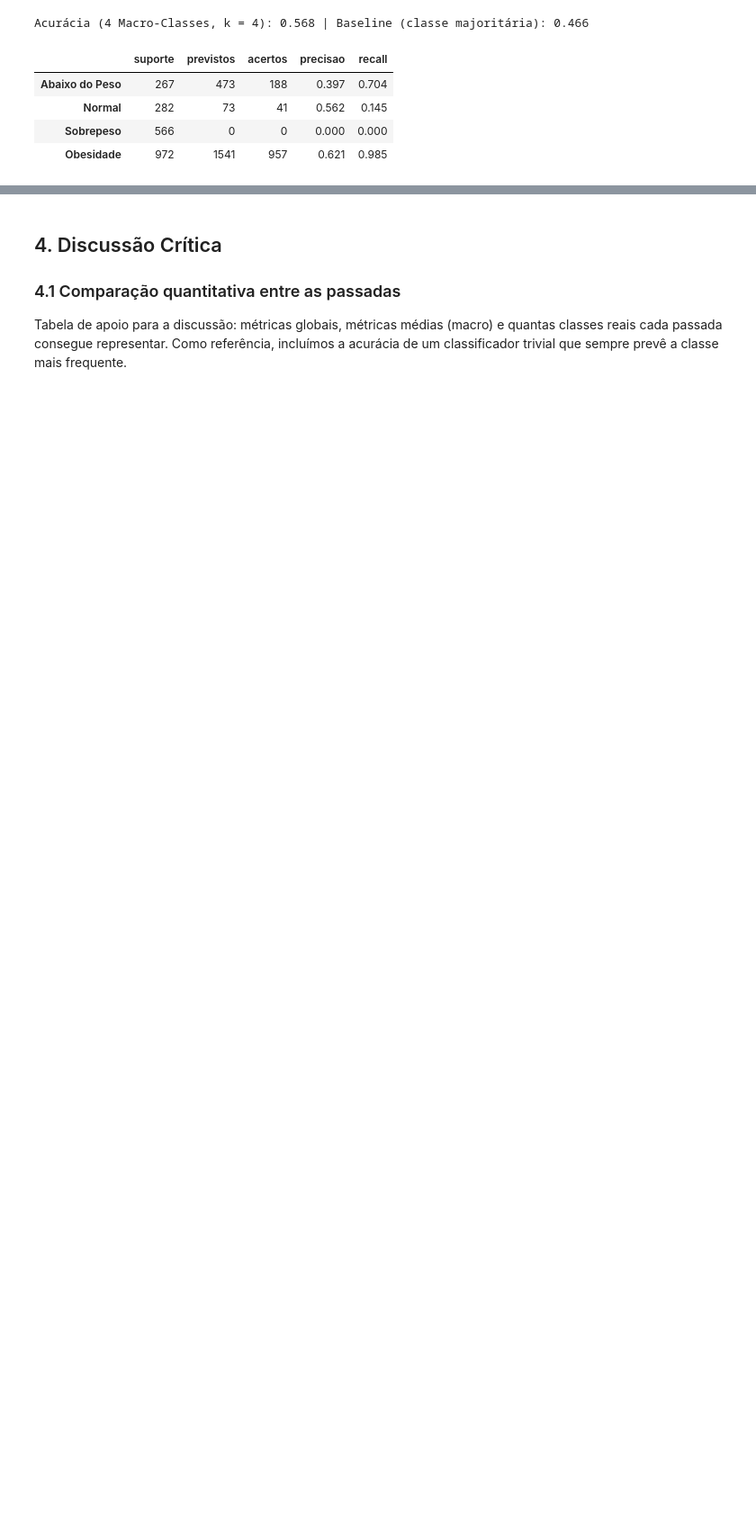
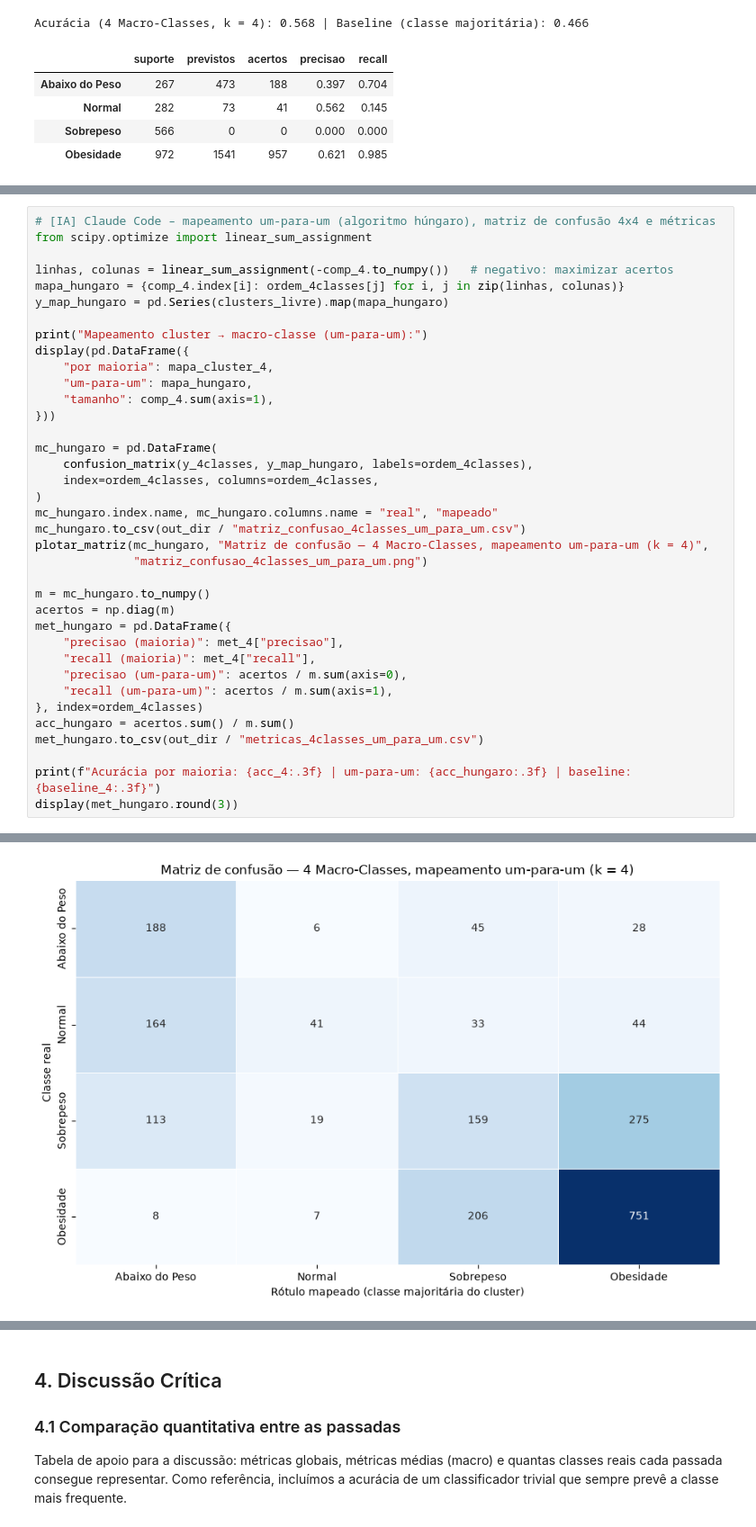
Before and after one commit to GalileuCMMoares/trabalho_AVD, a Jupyter notebook: notebooks/parte_comum/kmeans_metricas.ipynb, the cells around one changed output, grey strips where cells are left out. Shown at 90% size. Drawn from its saved outputs; the diff is of its cells as text; blank space fills up the shorter version.

Commit message:
refactor: alinhando métricas, discussão e dashboard da Parte Comum

```diff
--- a/notebooks/parte_comum/kmeans_metricas.ipynb
+++ b/notebooks/parte_comum/kmeans_metricas.ipynb
@@ -558,0 +605,38 @@ Acurácia (4 Macro-Classes, k = 4): 0.568 | Baseline (classe majoritária): 0.46
+# %%
+# [IA] Claude Code – mapeamento um-para-um (algoritmo húngaro), matriz de confusão 4x4 e métricas
+from scipy.optimize import linear_sum_assignment
+
+linhas, colunas = linear_sum_assignment(-comp_4.to_numpy())   # negativo: maximizar acertos
+mapa_hungaro = {comp_4.index[i]: ordem_4classes[j] for i, j in zip(linhas, colunas)}
+y_map_hungaro = pd.Series(clusters_livre).map(mapa_hungaro)
+
+print("Mapeamento cluster → macro-classe (um-para-um):")
+display(pd.DataFrame({
+    "por maioria": mapa_cluster_4,
+    "um-para-um": mapa_hungaro,
+    "tamanho": comp_4.sum(axis=1),
+}))
+
+mc_hungaro = pd.DataFrame(
+    confusion_matrix(y_4classes, y_map_hungaro, labels=ordem_4classes),
+    index=ordem_4classes, columns=ordem_4classes,
+)
+mc_hungaro.index.name, mc_hungaro.columns.name = "real", "mapeado"
+mc_hungaro.to_csv(out_dir / "matriz_confusao_4classes_um_para_um.csv")
+plotar_matriz(mc_hungaro, "Matriz de confusão — 4 Macro-Classes, mapeamento um-para-um (k = 4)",
+              "matriz_confusao_4classes_um_para_um.png")
+
+m = mc_hungaro.to_numpy()
+acertos = np.diag(m)
+met_hungaro = pd.DataFrame({
+    "precisao (maioria)": met_4["precisao"],
+    "recall (maioria)": met_4["recall"],
+    "precisao (um-para-um)": acertos / m.sum(axis=0),
+    "recall (um-para-um)": acertos / m.sum(axis=1),
+}, index=ordem_4classes)
+acc_hungaro = acertos.sum() / m.sum()
+met_hungaro.to_csv(out_dir / "metricas_4classes_um_para_um.csv")
+
+print(f"Acurácia por maioria: {acc_4:.3f} | um-para-um: {acc_hungaro:.3f} | baseline: {baseline_4:.3f}")
+display(met_hungaro.round(3))
+# %% [output]
@@ -558,0 +649 @@ Acurácia (4 Macro-Classes, k = 4): 0.568 | Baseline (classe majoritária): 0.46
+[figure, added]
```
Also changed, not shown: parts of 9 cells of this notebook, 9 other files.
